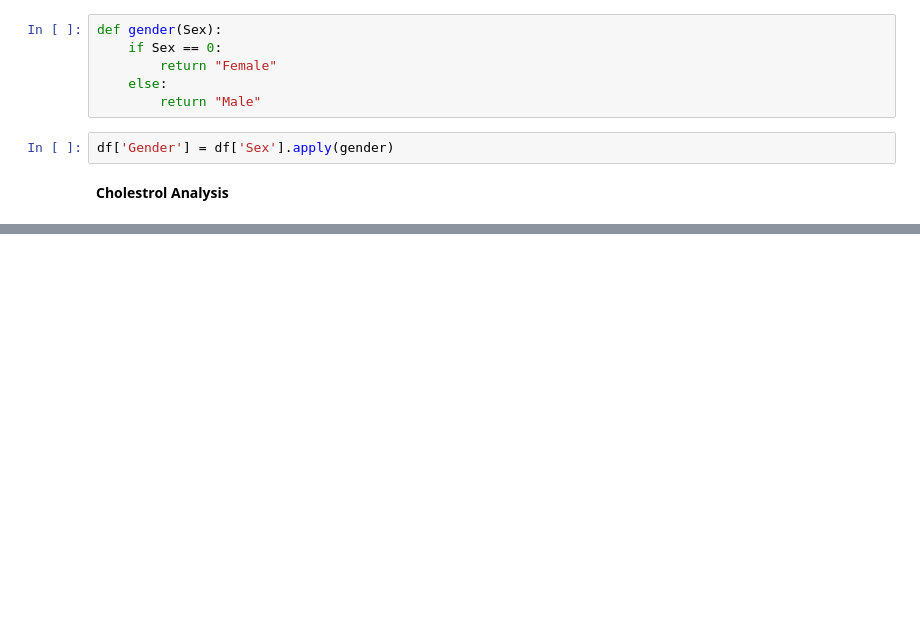
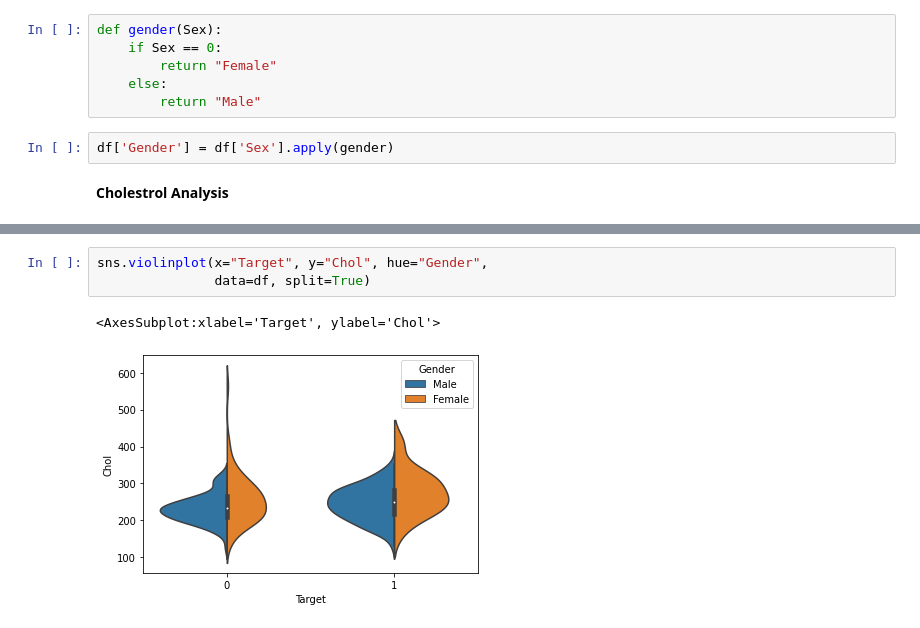
Before and after one commit to ankush-vem/Heart-Attack-Prediction, a Jupyter notebook: Code/heart.ipynb, the cells around one changed output, grey strips where cells are left out. Saved outputs shown, nothing was run; the diff lists cells and outputs as text; blank space fills up the shorter version.

```diff
--- a/Code/heart.ipynb
+++ b/Code/heart.ipynb
@@ -164,0 +182,6 @@ ax.legend()
+# %%
+sns.violinplot(x="Target", y="Chol", hue="Gender",
+               data=df, split=True)
+# %% [output]
+<AxesSubplot:xlabel='Target', ylabel='Chol'>
+[figure, added]
```
Also changed, not shown: parts of 3 cells of this notebook.
